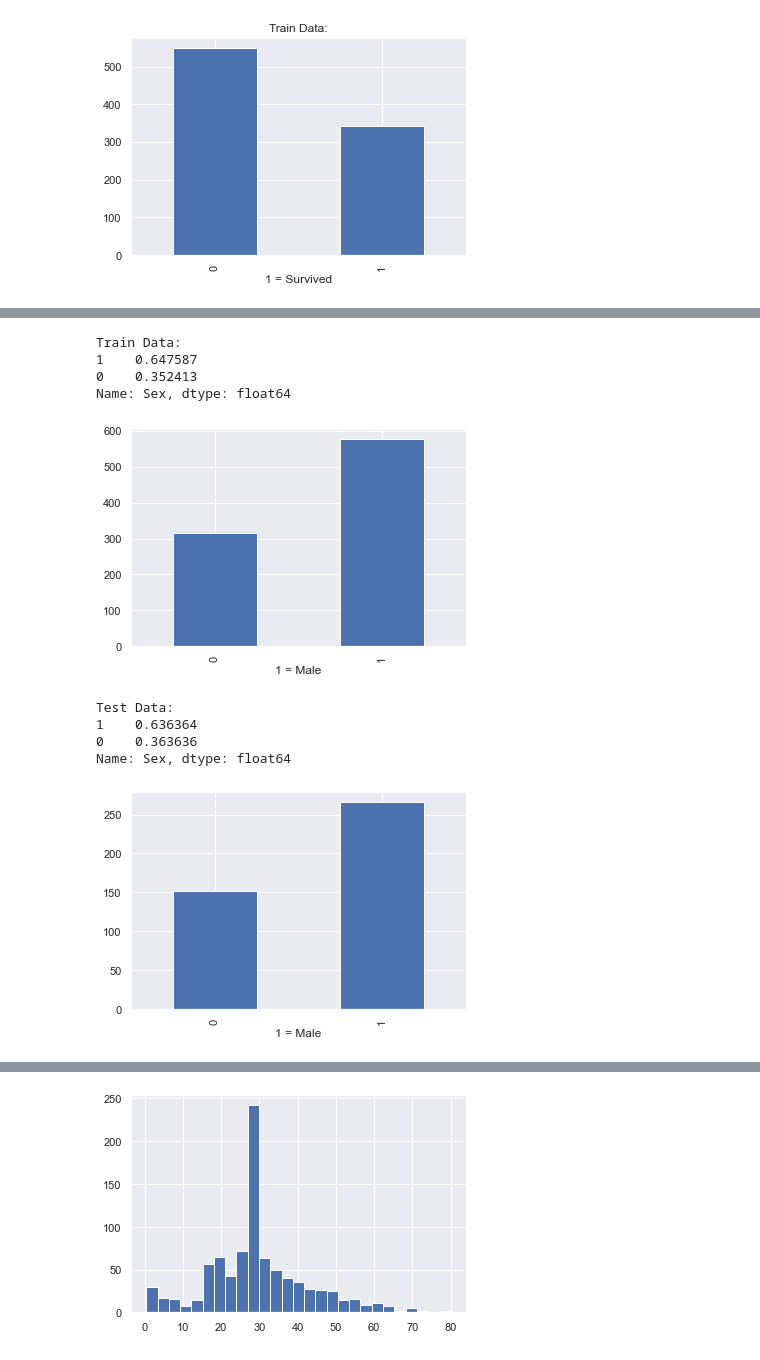
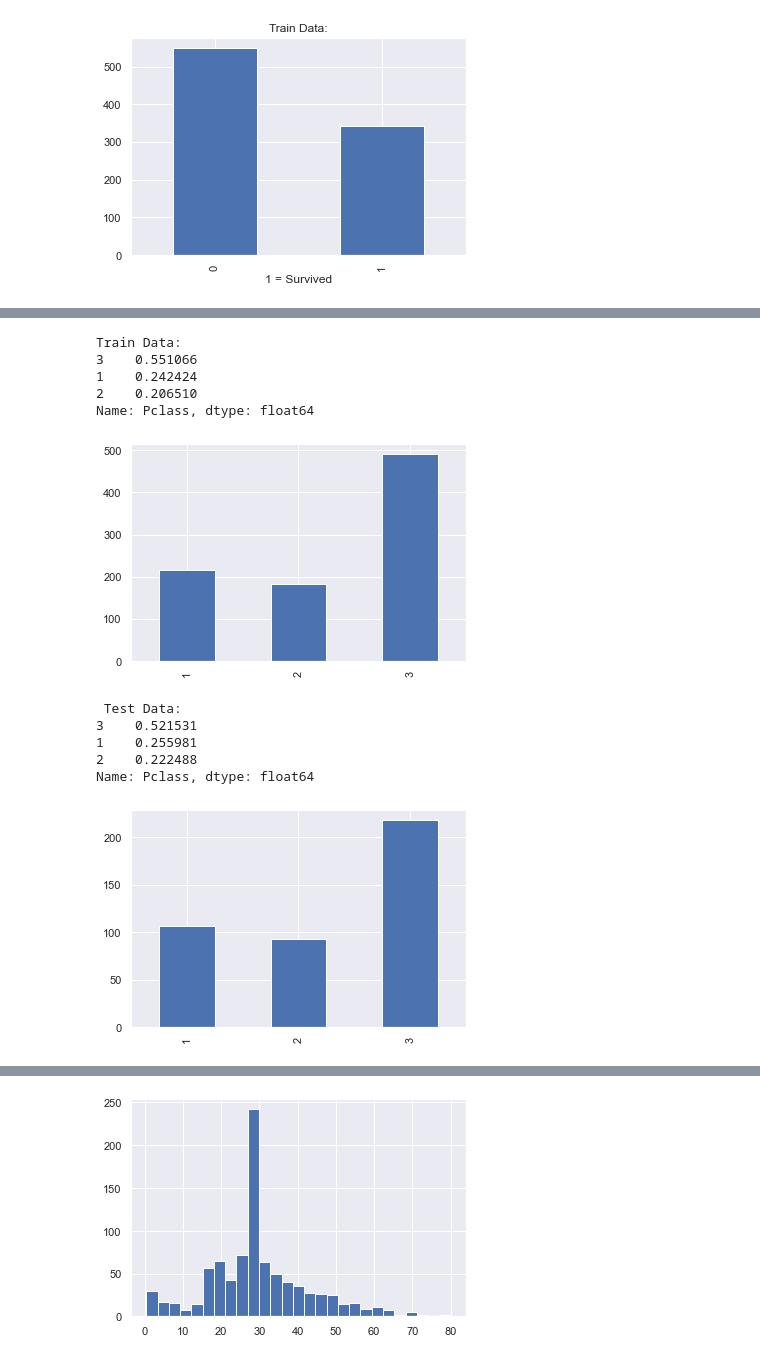
Before and after one commit to schae211/kaggle_titanic, a Jupyter notebook: titanic/EDA_2.ipynb, the cells around one changed output, grey strips where cells are left out. Cells and saved outputs as stored; diff of their text form; code cells hidden in the pictures.

Commit message:
Modified EDA_2.ipynb, including more association plots

```diff
--- a/titanic/EDA_2.ipynb
+++ b/titanic/EDA_2.ipynb
@@ -157,27 +176,25 @@ plt.show()
 # %%
-# Barplot of sex.
-# Train Data.
+# Barplot of Pclasses.
 print("Train Data:")
-df_train["Sex"].value_counts().plot(kind="bar")
-plt.xlabel("1 = Male")
-print(df_train["Sex"].value_counts(normalize="True"))
+df_train["Pclass"].value_counts().plot(kind="bar")
+print(df_train["Pclass"].value_counts(normalize="True"))
 plt.show()
 
-# Test Data.
-print("Test Data:")
-df_test["Sex"].value_counts().plot(kind="bar")
-plt.xlabel("1 = Male")
-print(df_test["Sex"].value_counts(normalize="True"))
+print("\n Test Data:")
+df_test["Pclass"].value_counts().plot(kind="bar")
+print(df_test["Pclass"].value_counts(normalize="True"))
 plt.show()
 # %% [output]
 Train Data:
-1    0.647587
-0    0.352413
-Name: Sex, dtype: float64
+3    0.551066
+1    0.242424
+2    0.206510
+Name: Pclass, dtype: float64
-[figure, old version]
+[figure, new version]
-Test Data:
-1    0.636364
-0    0.363636
-Name: Sex, dtype: float64
+ Test Data:
+3    0.521531
+1    0.255981
+2    0.222488
+Name: Pclass, dtype: float64
-[figure, old version]
+[figure, new version]
 # %%
```
Also changed, not shown: parts of 21 cells of this notebook.
